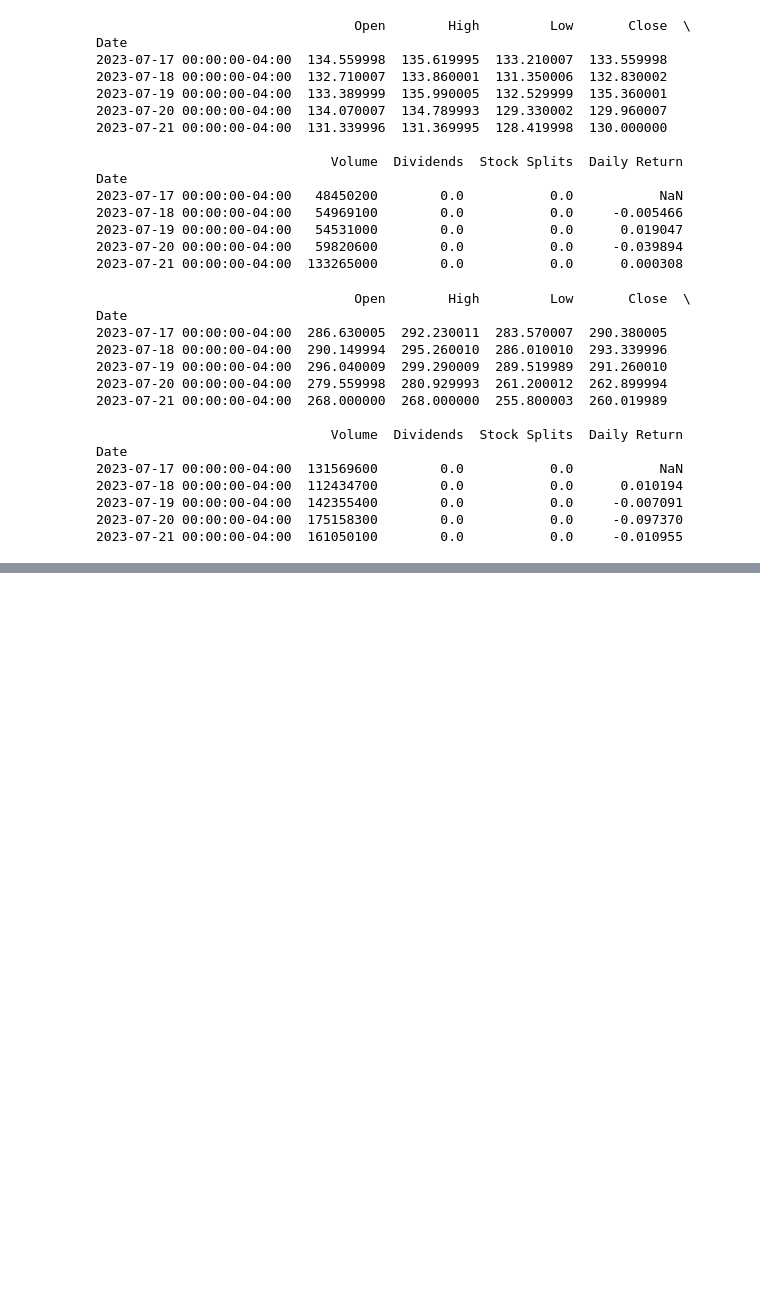
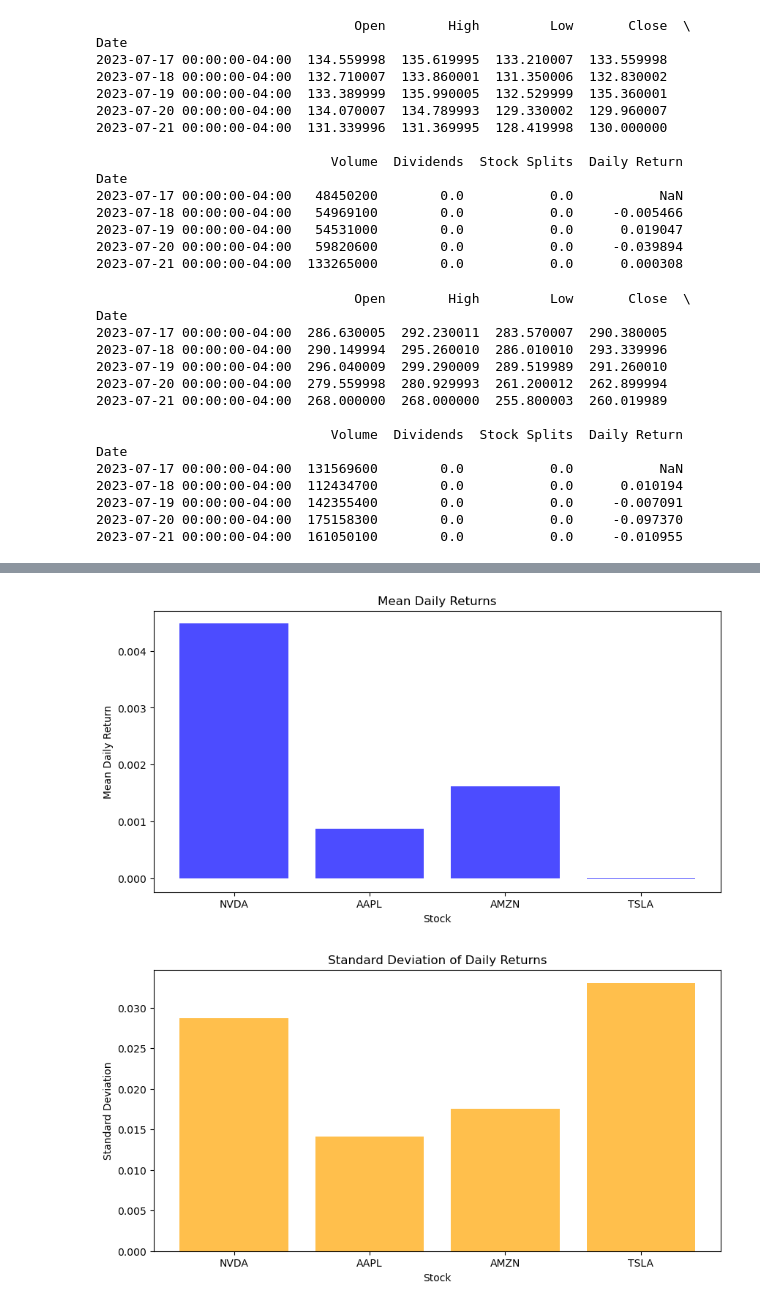
Before and after one commit to Rasesh30/Portfolio_Manager_Project_1, a Jupyter notebook: Team_Data_Project_1.ipynb, the cells around one changed output, grey strips where cells are left out. Saved outputs shown, nothing was run; the diff lists cells and outputs as text; code cells hidden in the pictures; blank space fills up the shorter version.

```diff
--- a/Team_Data_Project_1.ipynb
+++ b/Team_Data_Project_1.ipynb
@@ -100,0 +134,12 @@ for ticker in tickers:
+# %%
+#Aggregation Analysis - This allows us to calculate summary statistics such as mean, standard deviation and percentiles for daily returns
+# Summary statistics
+summary_stats = {}
+for ticker in tickers:
+    summary_stats[ticker] = data[ticker]['Daily Return'].describe()
+
+# Print summary statistics
+for ticker, stats in summary_stats.items():
+    print(f'Summary statistics for {ticker}:')
+    print(stats)
+    print()
@@ -100,0 +164,24 @@ for ticker in tickers:
+# %%
+#Bar plot for Mean and Standard Deviation
+# Extracting mean and standard deviation for each stock
+mean_returns = {ticker: data[ticker]['Daily Return'].mean() for ticker in tickers}
+std_returns = {ticker: data[ticker]['Daily Return'].std() for ticker in tickers}
+
+# Creating a bar plot for mean returns
+plt.figure(figsize=(10, 5))
+plt.bar(mean_returns.keys(), mean_returns.values(), color='blue', alpha=0.7)
+plt.title('Mean Daily Returns')
+plt.xlabel('Stock')
+plt.ylabel('Mean Daily Return')
+plt.show()
+
+# Creating a bar plot for standard deviation of returns
+plt.figure(figsize=(10, 5))
+plt.bar(std_returns.keys(), std_returns.values(), color='orange', alpha=0.7)
+plt.title('Standard Deviation of Daily Returns')
+plt.xlabel('Stock')
+plt.ylabel('Standard Deviation')
+plt.show()
+# %% [output]
+[figure, added]
+[figure, added]
```
Also changed, not shown: parts of 14 cells of this notebook, 2 other files.
